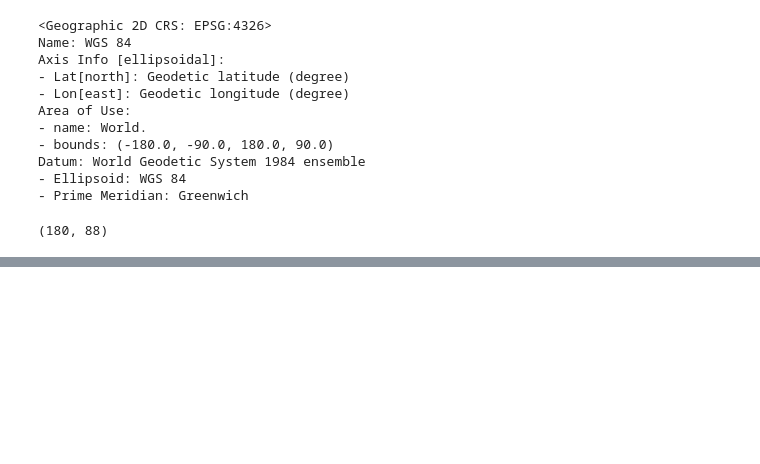
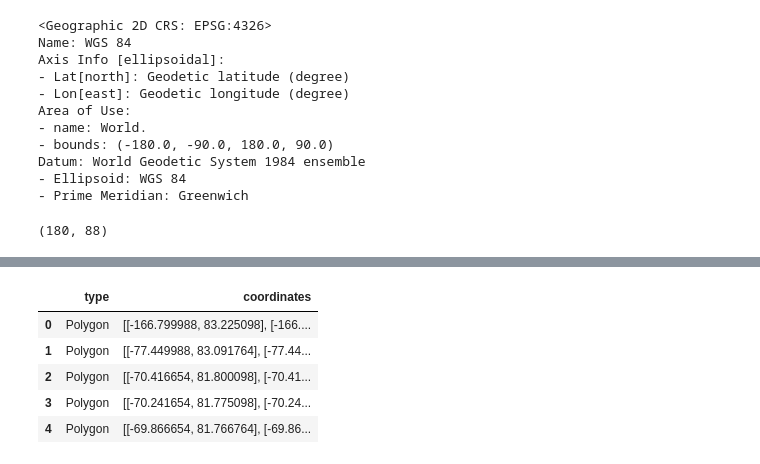
Before and after one commit to zahraeftekhar/TRAIL-Data-Science-Bootcamp-course, a Jupyter notebook: floodRisk_0.ipynb, the cells around one changed output, grey strips where cells are left out. Saved outputs shown, nothing was run; the diff lists cells and outputs as text; code cells hidden in the pictures; blank space fills up the shorter version.

```diff
--- a/floodRisk_0.ipynb
+++ b/floodRisk_0.ipynb
@@ -102,0 +56,32 @@ TypeError: Only str is accepted.
+# %%
+import rasterio
+import rasterio.features
+import rasterio.warp
+
+with rasterio.open("Datasets/Flood Risk/floodMapGL_rp10y/floodMapGL_rp10y.tif") as dataset:
+
+    # Read the dataset's valid data mask as a ndarray.
+    mask = dataset.dataset_mask()
+
+    # Extract feature shapes and values from the array.
+    for geom, val in rasterio.features.shapes(
+            mask, transform=dataset.transform):
+
+        # Transform shapes from the dataset's own coordinate
+        # reference system to CRS84 (EPSG:4326).
+        geom = rasterio.warp.transform_geom(
+            dataset.crs, 'EPSG:4326', geom, precision=6)
+
+        # Print GeoJSON shapes to stdout.
+#         print(geom)
+# %%
+geoFile = pd.DataFrame.from_dict(geom)
+# geoFile.iloc[0,1]
+geoFile.head()
+# %% [output]
+|  | type | coordinates |
+| 0 | Polygon | [[-166.799988, 83.225098], [-166.... |
+| 1 | Polygon | [[-77.449988, 83.091764], [-77.44... |
+| 2 | Polygon | [[-70.416654, 81.800098], [-70.41... |
+| 3 | Polygon | [[-70.241654, 81.775098], [-70.24... |
+| 4 | Polygon | [[-69.866654, 81.766764], [-69.86... |
```
Also changed, not shown: parts of 9 cells of this notebook.
